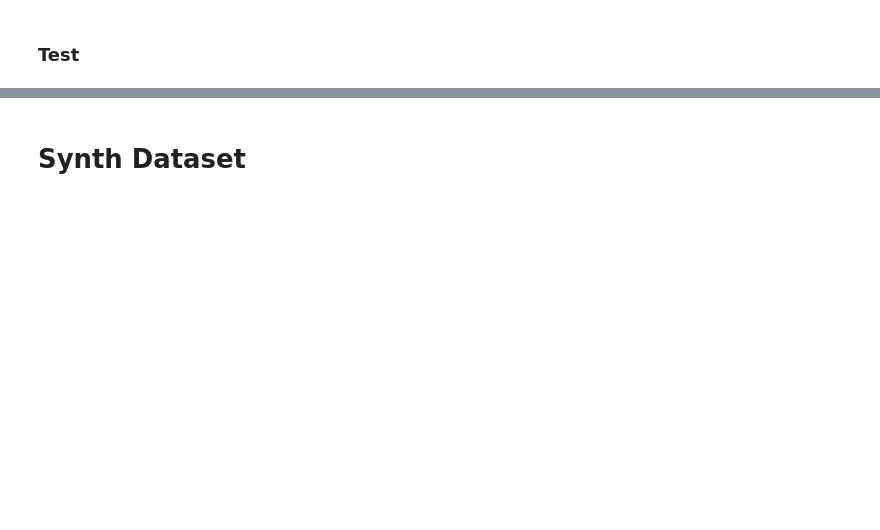
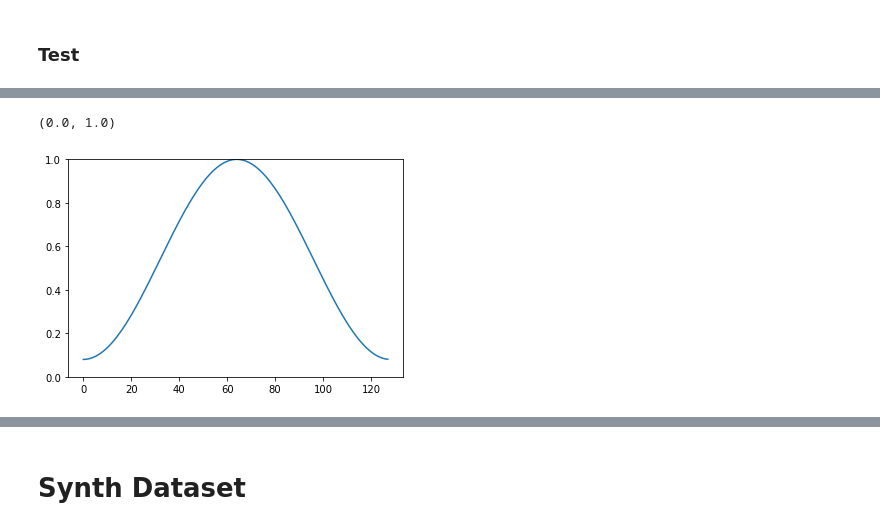
Before and after one commit to nabsara/deep-eurorack-control, a Jupyter notebook: notebooks/Untitled.ipynb, the cells around one changed output, grey strips where cells are left out. Saved outputs shown, nothing was run; the diff lists cells and outputs as text; code cells hidden in the pictures; blank space fills up the shorter version.

Commit message:
add hamming smoothing to upsampling

```diff
--- a/notebooks/Untitled.ipynb
+++ b/notebooks/Untitled.ipynb
@@ -57,0 +77,7 @@ plt.plot(pitch)
+# %%
+window = torch.hamming_window(winlen,periodic=True)
+plt.plot(window)
+plt.ylim(0,1)
+# %% [output]
+(0.0, 1.0)
+[figure, added]
```
Also changed, not shown: parts of 13 cells of this notebook, 1 other file.
